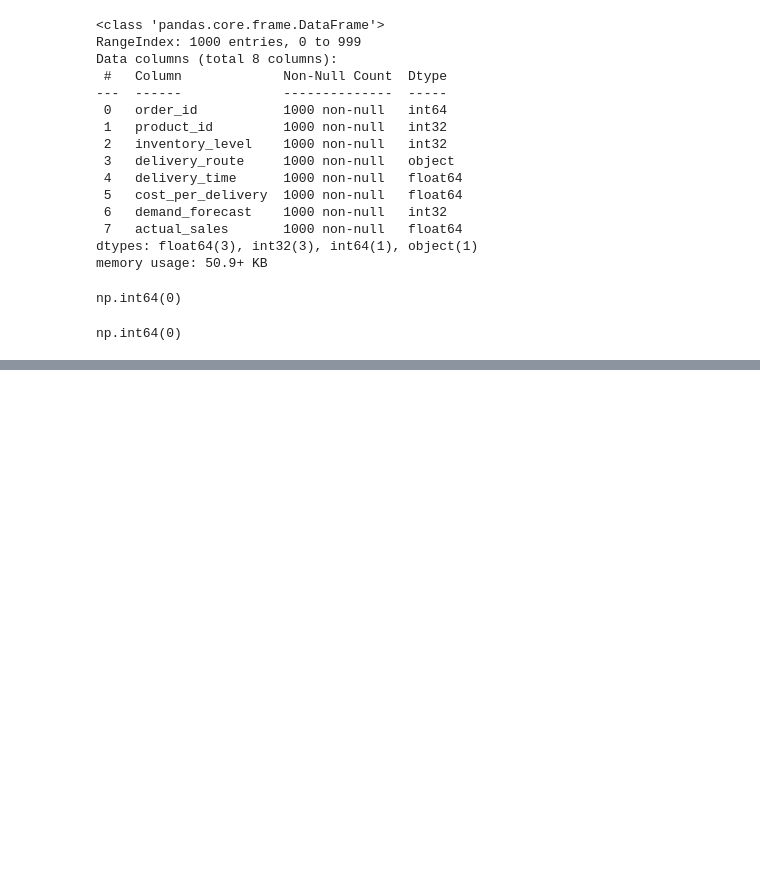
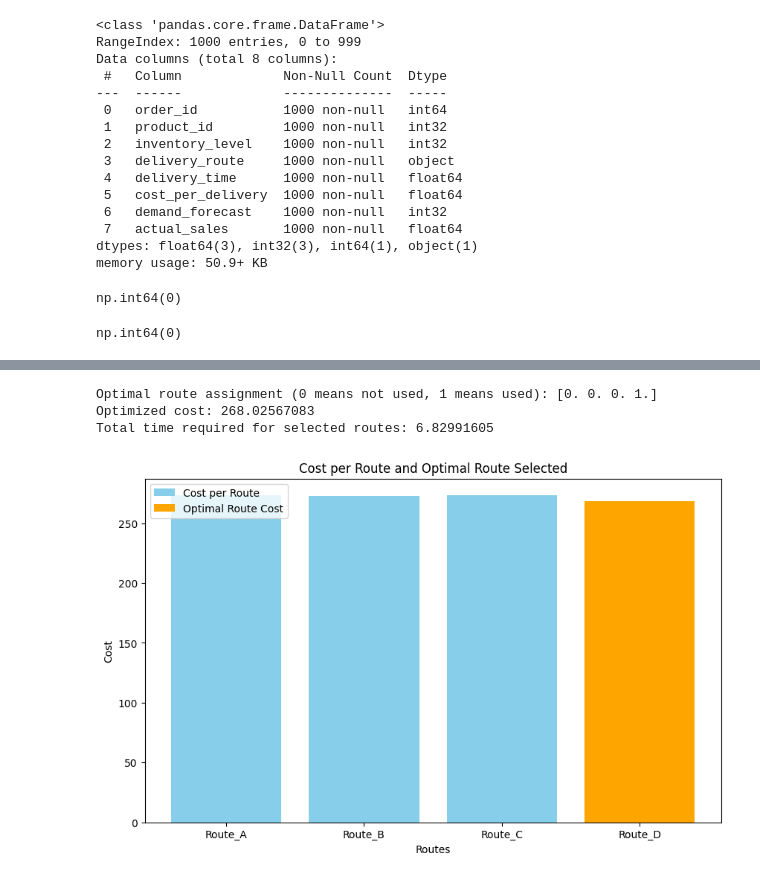
Before and after one commit to JumaOchi/DATA-ANALYSIS, a Jupyter notebook: SUPPLYCHAIN/analysis.ipynb, the cells around one changed output, grey strips where cells are left out. Cells and saved outputs as stored; diff of their text form; code cells hidden in the pictures; blank space fills up the shorter version.

Commit message:
Creating a simple dashboard for model results and taking up different dataset

```diff
--- a/SUPPLYCHAIN/analysis.ipynb
+++ b/SUPPLYCHAIN/analysis.ipynb
@@ -115,0 +112,62 @@ plt.show()
+# %%
+
+from scipy.optimize import linprog
+
+# Define costs for each route
+cost_per_route = np.array([273.48146708, 272.4171821, 273.10002654, 268.02567083])
+
+# Define time constraints for each route
+time_per_route = np.array([6.89229603, 6.9047451, 6.66124033, 6.82991605])
+
+# Define total allowed time (b)
+max_time_allowed = 25
+
+# Constraints matrix (A_ub): time per route
+A_ub = np.array([time_per_route])
+
+# Constraints vector (b_ub): total time constraint
+b_ub = np.array([max_time_allowed])
+
+# Additional constraint: Ensure that at least one route is chosen (sum(x) >= 1)
+A_eq = np.ones((1, len(cost_per_route)))  # Coefficients for x_1 + x_2 + x_3 + x_4
+b_eq = np.array([1])  # At least one route must be selected
+
+# Bounds for each variable: 0 <= x_i <= 1 (fraction of each route that can be chosen)
+x_bounds = [(0, 1) for _ in range(len(cost_per_route))]
+
+# Use the `highs` method for linear programming optimization
+res = linprog(c=cost_per_route, A_ub=A_ub, b_ub=b_ub, A_eq=A_eq, b_eq=b_eq, bounds=x_bounds, method='highs')
+
+# Show the optimization result
+print("Optimal route assignment (0 means not used, 1 means used):", res.x)
+print("Optimized cost:", res.fun)
+
+# Calculate total time required for selected routes
+total_time_used = np.dot(res.x, time_per_route)
+print("Total time required for selected routes:", total_time_used)
+# %% [output]
+Optimal route assignment (0 means not used, 1 means used): [0. 0. 0. 1.]
+Optimized cost: 268.02567083
+Total time required for selected routes: 6.82991605
+# %%
+import matplotlib.pyplot as plt
+import numpy as np
+
+# Data
+routes = ['Route_A', 'Route_B', 'Route_C', 'Route_D']
+cost_per_route = np.array([273.48146708, 272.4171821, 273.10002654, 268.02567083])
+optimal_route = res.x  # The result from the optimization (0 or 1)
+
+# Bar plot of costs
+plt.figure(figsize=(10,6))
+plt.bar(routes, cost_per_route, color='skyblue', label='Cost per Route')
+plt.bar(routes, optimal_route * cost_per_route, color='orange', label='Optimal Route Cost')
+
+# Add labels and title
+plt.xlabel('Routes')
+plt.ylabel('Cost')
+plt.title('Cost per Route and Optimal Route Selected')
+plt.legend()
+plt.show()
+# %% [output]
+[figure, added]
```
Also changed, not shown: parts of 6 cells of this notebook, 8 other files.
